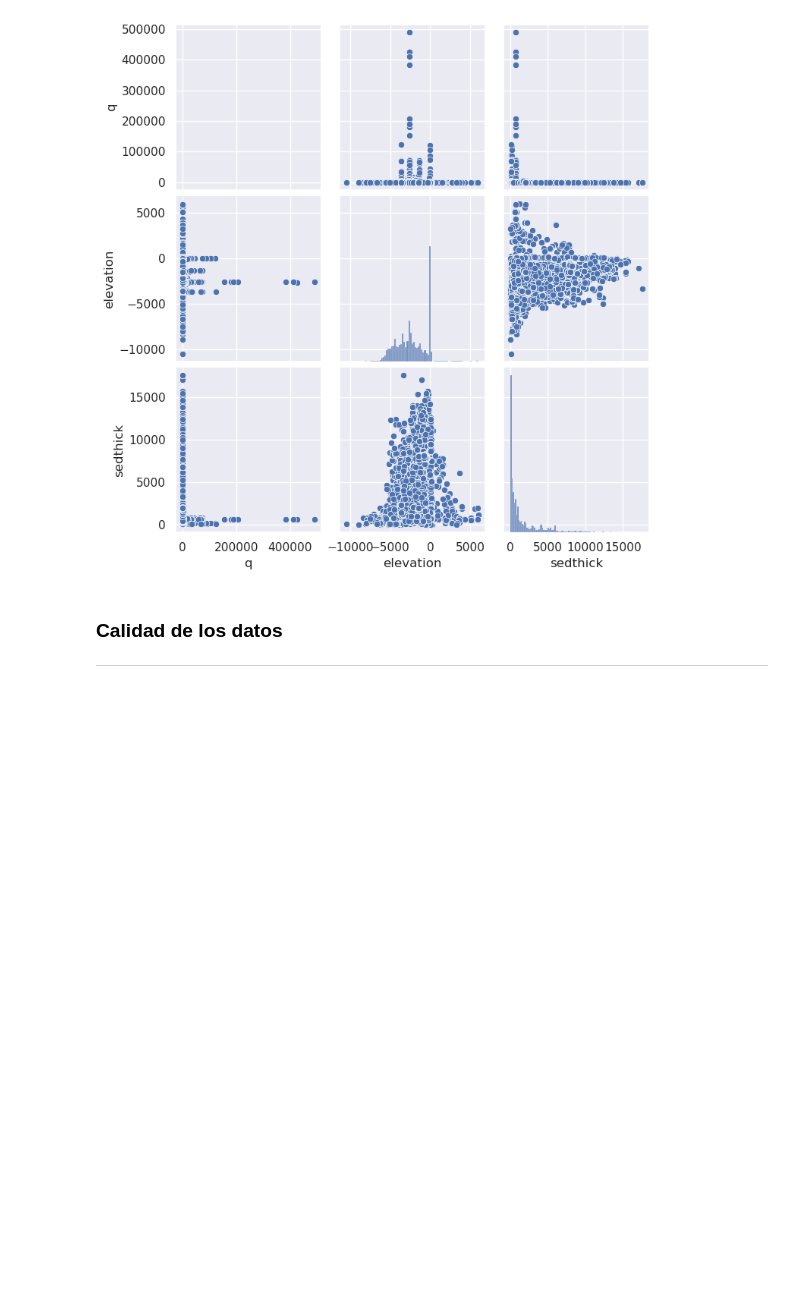
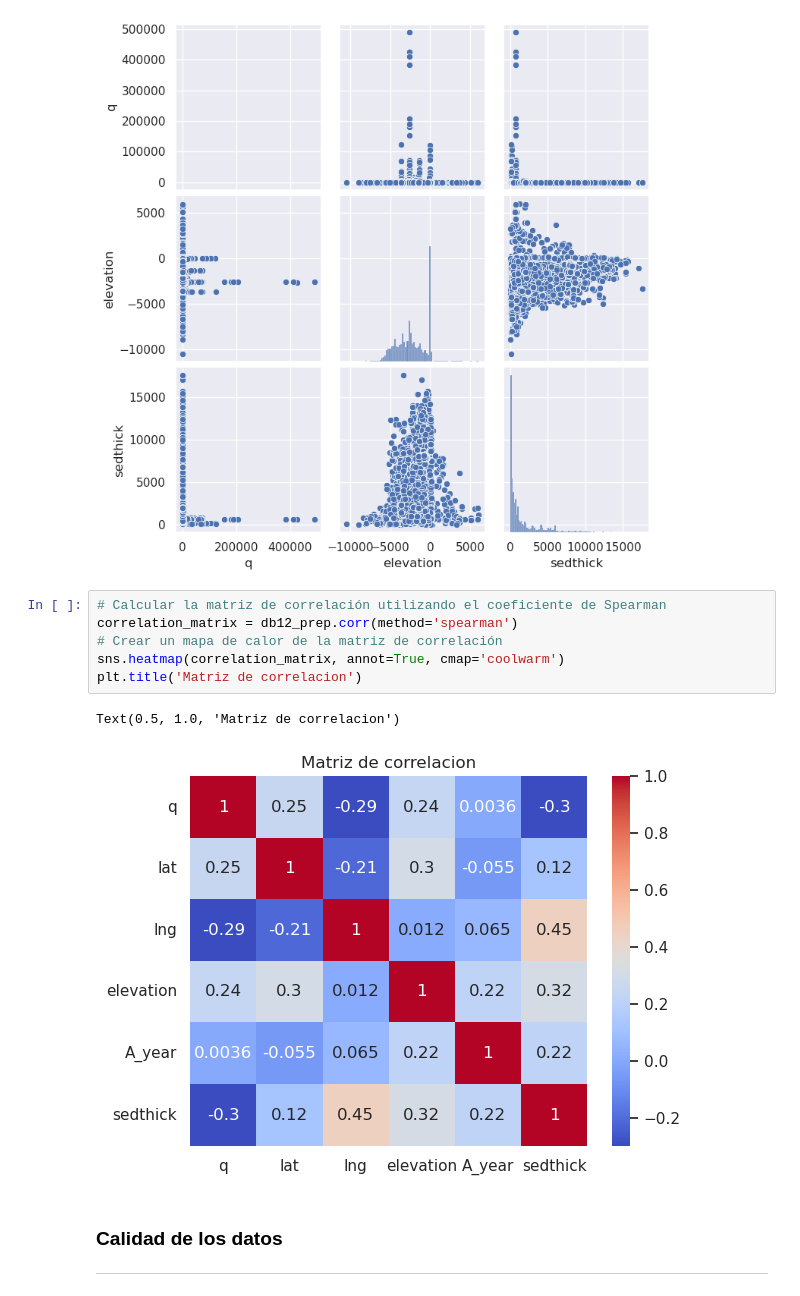
Before and after one commit to gacuervol/tdsp_template, a Jupyter notebook: scripts/eda/eda.ipynb, the cells around one changed output. Saved outputs shown, nothing was run; the diff lists cells and outputs as text; blank space fills up the shorter version.

```diff
--- a/scripts/eda/eda.ipynb
+++ b/scripts/eda/eda.ipynb
@@ -75,6 +80,15 @@ sns.pairplot(db12_prep[numeric])
 # %% [output]
 <seaborn.axisgrid.PairGrid at 0x...>
 [figure]
+# %%
+# Calcular la matriz de correlación utilizando el coeficiente de Spearman
+correlation_matrix = db12_prep.corr(method='spearman')
+# Crear un mapa de calor de la matriz de correlación
+sns.heatmap(correlation_matrix, annot=True, cmap='coolwarm')
+plt.title('Matriz de correlacion')
+# %% [output]
+Text(0.5, 1.0, 'Matriz de correlacion')
+[figure, added]
 # %% [markdown]
 ### Calidad de los datos
 ---
```
Also changed, not shown: parts of 28 cells of this notebook.
